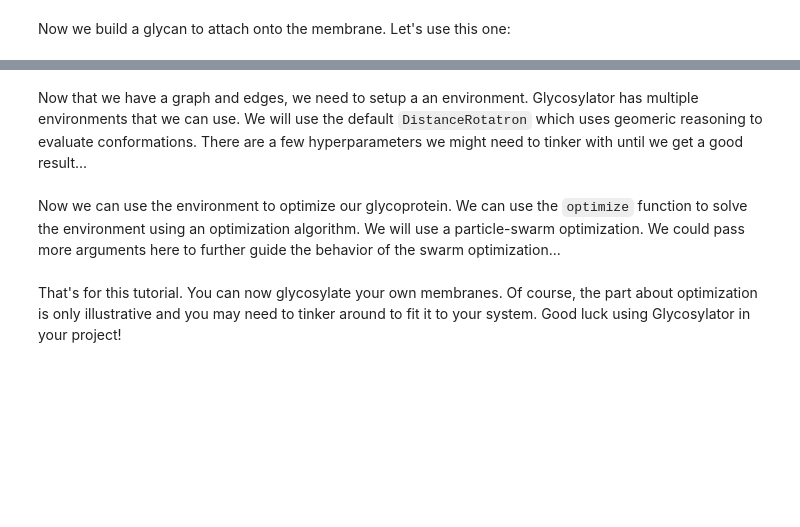
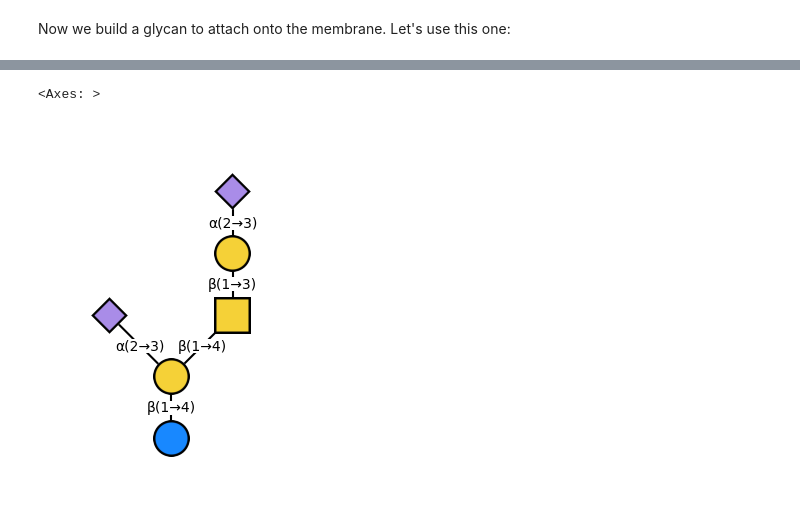
Before and after one commit to ibmm-unibe-ch/glycosylator, a Jupyter notebook: docs/source/examples/glycosylate_membrane.ipynb, the cells around one changed output, grey strips where cells are left out. Cells and saved outputs as stored; diff of their text form; code cells hidden in the pictures; blank space fills up the shorter version.

```diff
--- a/docs/source/examples/glycosylate_membrane.ipynb
+++ b/docs/source/examples/glycosylate_membrane.ipynb
@@ -77,2 +12,0 @@ graph, edges = gl.optimizers.make_scaffold_graph(membrane_glycosylated, only_cla
-# %% [markdown]
-Now that we have a graph and edges, we need to setup a an environment. Glycosylator has multiple environments that we can use. We will use the default `DistanceRotatron` which uses geomeric reasoning to evaluate conformations. There are a few hyperparameters we might need to tinker with until we get a good result...
@@ -81,2 +12,0 @@ env = gl.optimizers.DistanceRotatron(graph, edges, pushback=4, crop_nodes_furthe
-# %% [markdown]
-Now we can use the environment to optimize our glycoprotein. We can use the `optimize` function to solve the environment using an optimization algorithm. We will use a particle-swarm optimization. We could pass more arguments here to further guide the behavior of the swarm optimization...
@@ -86,2 +13,6 @@ optimized.to_pdb("membrane_glycosylated.optimized.pdb")
-# %% [markdown]
-That's for this tutorial. You can now glycosylate your own membranes. Of course, the part about optimization is only illustrative and you may need to tinker around to fit it to your system. Good luck using Glycosylator in your project!
+# %%
+glycan = gl.glycan("Neu5Ac(a2-3)Gal(b1-3)GalNAc(b1-4)[Neu5Ac(a2-3)]Gal(b1-4)Glc", "GD1a")
+glycan.snfg()
+# %% [output]
+<Axes: >
+[figure, added]
```
Also changed, not shown: parts of 38 cells of this notebook, 23 other files.
